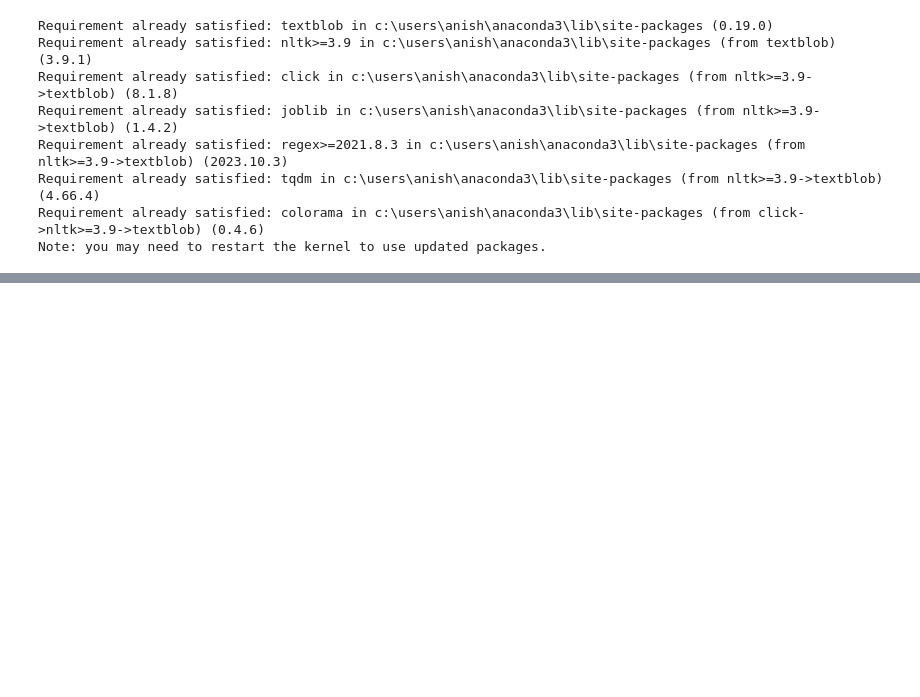
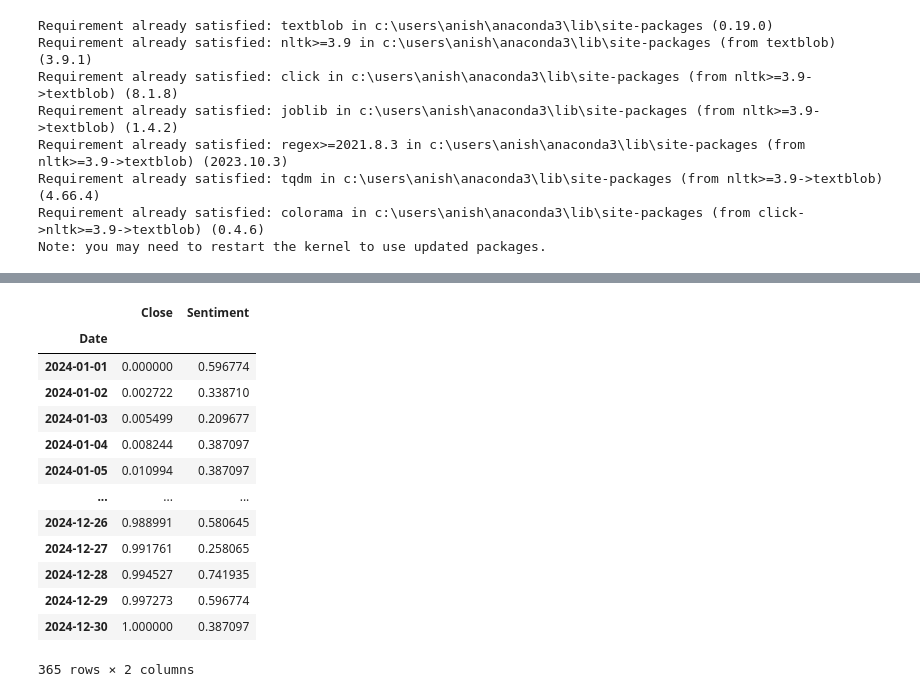
Before and after one commit to anish-upreti/Data-Science-and-ML-with-python, a Jupyter notebook: Assignments and Mini projects/Bitcoin_prediction.ipynb, the cells around one changed output, grey strips where cells are left out. Drawn from its saved outputs; the diff is of its cells as text; code cells hidden in the pictures; blank space fills up the shorter version.

```diff
--- a/Assignments and Mini projects/Bitcoin_prediction.ipynb
+++ b/Assignments and Mini projects/Bitcoin_prediction.ipynb
@@ -50,0 +82,26 @@ Date
+# %%
+# Initialize scaler
+scaler = MinMaxScaler()
+
+# Fit and transform the combined dataframe
+normalized_data = scaler.fit_transform(combined_df)
+
+# Convert back to DataFrame with same index and column names
+normalized_df = pd.DataFrame(normalized_data, index=combined_df.index, columns=combined_df.columns)
+
+normalized_df
+# %% [output]
+|  | Close | Sentiment |
+| Date |  |  |
+| 2024-01-01 | 0.000000 | 0.596774 |
+| 2024-01-02 | 0.002722 | 0.338710 |
+| 2024-01-03 | 0.005499 | 0.209677 |
+| 2024-01-04 | 0.008244 | 0.387097 |
+| 2024-01-05 | 0.010994 | 0.387097 |
+| ... | ... | ... |
+| 2024-12-26 | 0.988991 | 0.580645 |
+| 2024-12-27 | 0.991761 | 0.258065 |
+| 2024-12-28 | 0.994527 | 0.741935 |
+| 2024-12-29 | 0.997273 | 0.596774 |
+| 2024-12-30 | 1.000000 | 0.387097 |
+365 rows × 2 columns
```
Also changed, not shown: parts of 4 cells of this notebook, 1 other file.
